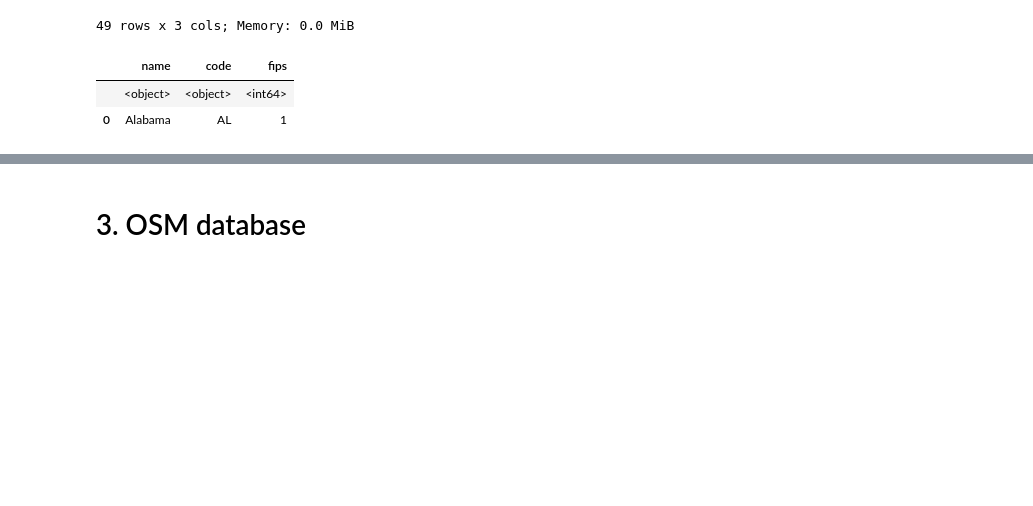
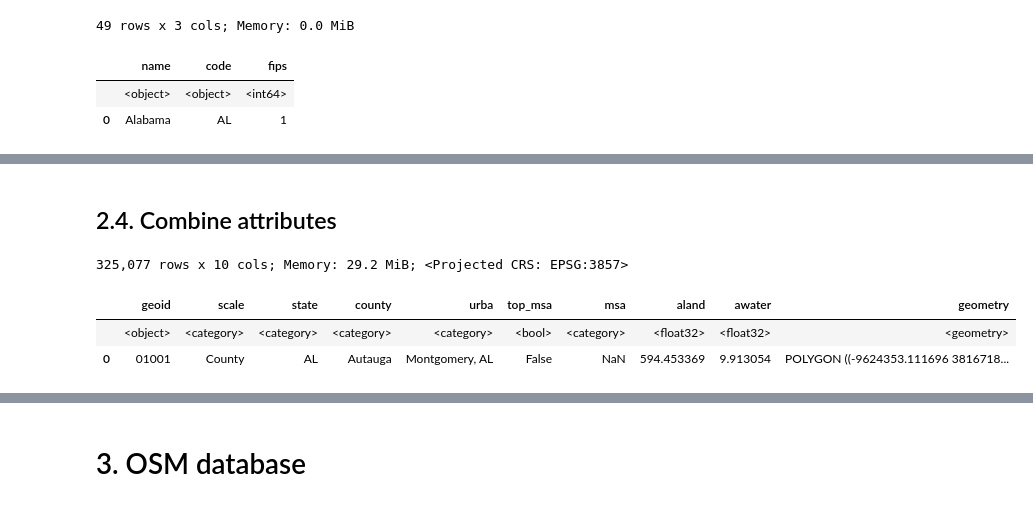
Before and after one commit to rvanxer/spr_4711, a Jupyter notebook: code/1_zones.ipynb, the cells around one changed output, grey strips where cells are left out. Drawn from its saved outputs; the diff is of its cells as text; code cells hidden in the pictures; blank space fills up the shorter version.

```diff
--- a/code/1_zones.ipynb
+++ b/code/1_zones.ipynb
@@ -174,0 +120,11 @@ msa10 = get_msas(overwrite=0, year=2010).disp(0) # t=0:30
+# %%
+top_msas = (
+    pd.read_parquet(DATA / 'ses/acs_2021.parquet', filters=[
+        ('scale', '==', 'bg')], columns=['geoid', 'popu'])
+    .merge(urba, on='geoid')
+    .groupby('urba')['popu'].sum().astype(int)
+    .sort_values(ascending=False).reset_index()
+    .head(50)
+    .assign(msa=lambda df: [x.split(',')[0].split('-')[0]
+                            .split('/')[0] for x in df['urba']])
+).disp()
@@ -175 +136,41 @@ msa10 = get_msas(overwrite=0, year=2010).disp(0) # t=0:30
+# %% [markdown]
+## 2.4. Combine attributes
+# %%
+def get_zones(year, urba=urba, top_msas=top_msas,
+              state_codes=state_codes, overwrite=False):
+    outpath = DATA / f'zones/zones_{year}.parquet'
+    if (df := file_check(outpath, overwrite)) is not None: return df
+    assert year in [2010, 2020], year
+    df = pd.concat([get_us_shp(scale, year).assign(scale=label)
+                    for scale, label in [('tract', 'Tract'), ('bg', 'BG')]])
+    df = df.merge(urba.astype({'urba': str}), 'left', on=('geoid', 'scale'))
+    df['cnty_id'] = df.geoid.str[:5]
+    cnty = (gpd.read_parquet(DATA / f'zones/tiger/county_{year}_nowater.parquet')
+            .rename(columns={'name': 'county', 'geoid': 'cnty_id'}))
+    df = df.merge(cnty[['cnty_id', 'county']], on='cnty_id')
+    cnty_urba = (df.groupby(['urba', 'cnty_id'])['aland'].sum()
+                 .sort_values(ascending=0).reset_index()
+                 [['cnty_id', 'urba']].drop_duplicates(['cnty_id']))
+    cnty = cnty.merge(cnty_urba, 'left', on='cnty_id')
+    cnty = cnty.rename(columns={'cnty_id': 'geoid'}).assign(scale='County')
+    df = pd.concat([cnty, df])
+    df = df.merge(top_msas.astype(D(urba=str)), 'left', on='urba')
+    df['fips'] = df.geoid.str[:2].astype(int)
+    df = df.merge(state_codes.rename(columns={'code': 'state'}), on='fips')
+    df['aland'] *= SQM2SQMI; df['awater'] *= SQM2SQMI
+    df = df.astype(D(scale=CAT, state=CAT, county=CAT, urba=CAT, msa=CAT,
+                     aland=np.float32, awater=np.float32))
+    df['top_msa'] = ~df['msa'].isna()
+    df = df.to_crs(CRS_M)['geoid scale state county urba top_msa '
+                          'msa aland awater geometry'.split()]
+    df.to_parquet(mkfile(outpath), compression='gzip')
+    return df
+
+# zones10 = get_zones(2010).disp(0) # 2m9s
+zones20 = get_zones(2020).disp() # 1m4s
+# %% [output]
+325,077 rows x 10 cols; Memory: 29.2 MiB; <Projected CRS: EPSG:3857>
+|  | geoid | scale | state | county | urba | top_msa | msa | aland | awater | geometry |
+|  | <object> | <category> | <category> | <category> | <category> | <bool> | <category> | <float32> | <float32> | <geometry> |
+| 0 | 01001 | County | AL | Autauga | Montgomery, AL | False | NaN | 594.453369 | 9.913054 | POLYGON ((-9624353.111696 3816718... |
 # %% [markdown]
```
Also changed, not shown: parts of 30 cells of this notebook.
